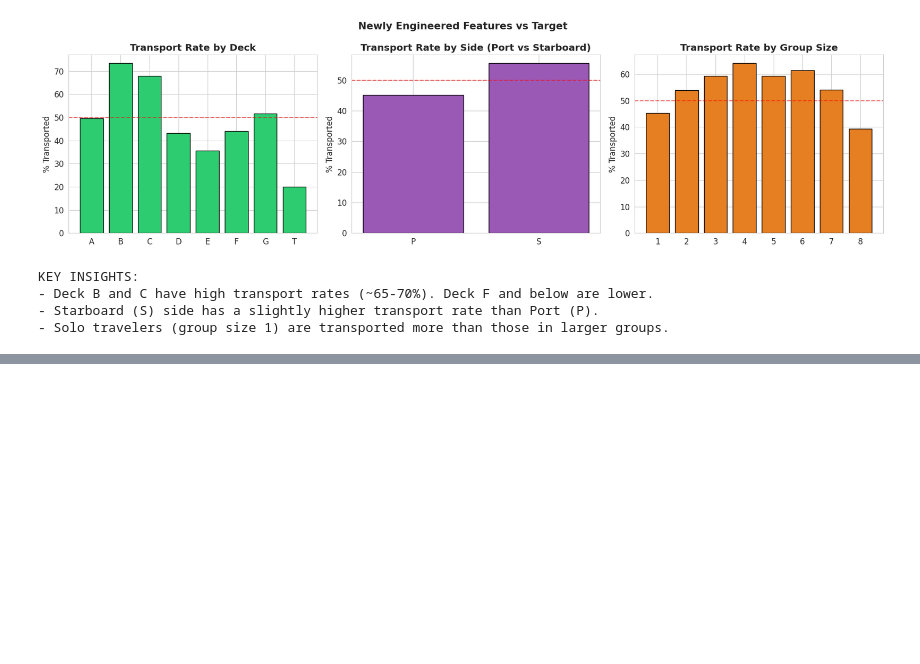
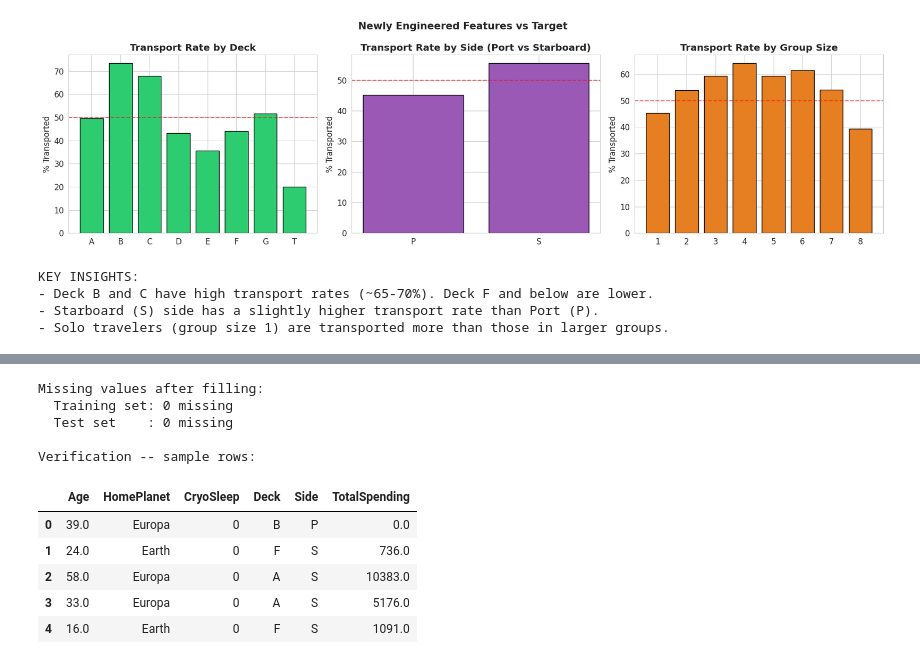
Before and after one commit to sneha-rangole/Machine-Learning-with-Patient-Drug-Data, a Jupyter notebook: spaceship-titanic-complete-machine-learning.ipynb, the cells around one changed output, grey strips where cells are left out. Drawn from its saved outputs; the diff is of its cells as text; code cells hidden in the pictures; blank space fills up the shorter version.

```diff
--- a/spaceship-titanic-complete-machine-learning.ipynb
+++ b/spaceship-titanic-complete-machine-learning.ipynb
@@ -475,0 +498,52 @@ KEY INSIGHTS:
+# %%
+def fill_missing_values(df):
+    """Fill missing values using sensible strategies."""
+    df = df.copy()
+
+    # Numeric: fill with median
+    numeric_fill = ['Age', 'RoomService', 'FoodCourt', 'ShoppingMall', 'Spa', 'VRDeck',
+                    'CabinNum', 'TotalSpending']
+    for col in numeric_fill:
+        if col in df.columns:
+            df[col] = df[col].fillna(df[col].median())
+
+    # Categorical: fill with mode (most frequent value)
+    categorical_fill = ['HomePlanet', 'Destination', 'Deck', 'Side', 'AgeGroup']
+    for col in categorical_fill:
+        if col in df.columns:
+            df[col] = df[col].fillna(df[col].mode()[0])
+
+    # Boolean: fill with mode, then convert to int (0/1)
+    bool_fill = ['CryoSleep', 'VIP']
+    for col in bool_fill:
+        if col in df.columns:
+            df[col] = df[col].fillna(df[col].mode()[0]).astype(bool).astype(int)
+
+    # HasSpent might have NaN from TotalSpending NaN -- recalculate
+    spending_cols = ['RoomService', 'FoodCourt', 'ShoppingMall', 'Spa', 'VRDeck']
+    df['TotalSpending'] = df[spending_cols].sum(axis=1)
+    df['HasSpent'] = (df['TotalSpending'] > 0).astype(int)
+
+    return df
+
+train = fill_missing_values(train)
+test  = fill_missing_values(test)
+
+print("Missing values after filling:")
+print(f"  Training set: {train[['Age','HomePlanet','CryoSleep','Deck','Side']].isnull().sum().sum()} missing")
+print(f"  Test set    : {test[['Age','HomePlanet','CryoSleep','Deck','Side']].isnull().sum().sum()} missing")
+print()
+print("Verification -- sample rows:")
+train[['Age', 'HomePlanet', 'CryoSleep', 'Deck', 'Side', 'TotalSpending']].head()
+# %% [output]
+Missing values after filling:
+  Training set: 0 missing
+  Test set    : 0 missing
+
+Verification -- sample rows:
+|  | Age | HomePlanet | CryoSleep | Deck | Side | TotalSpending |
+| 0 | 39.0 | Europa | 0 | B | P | 0.0 |
+| 1 | 24.0 | Earth | 0 | F | S | 736.0 |
+| 2 | 58.0 | Europa | 0 | A | S | 10383.0 |
+| 3 | 33.0 | Europa | 0 | A | S | 5176.0 |
+| 4 | 16.0 | Earth | 0 | F | S | 1091.0 |
```
Also changed, not shown: parts of 32 cells of this notebook.
